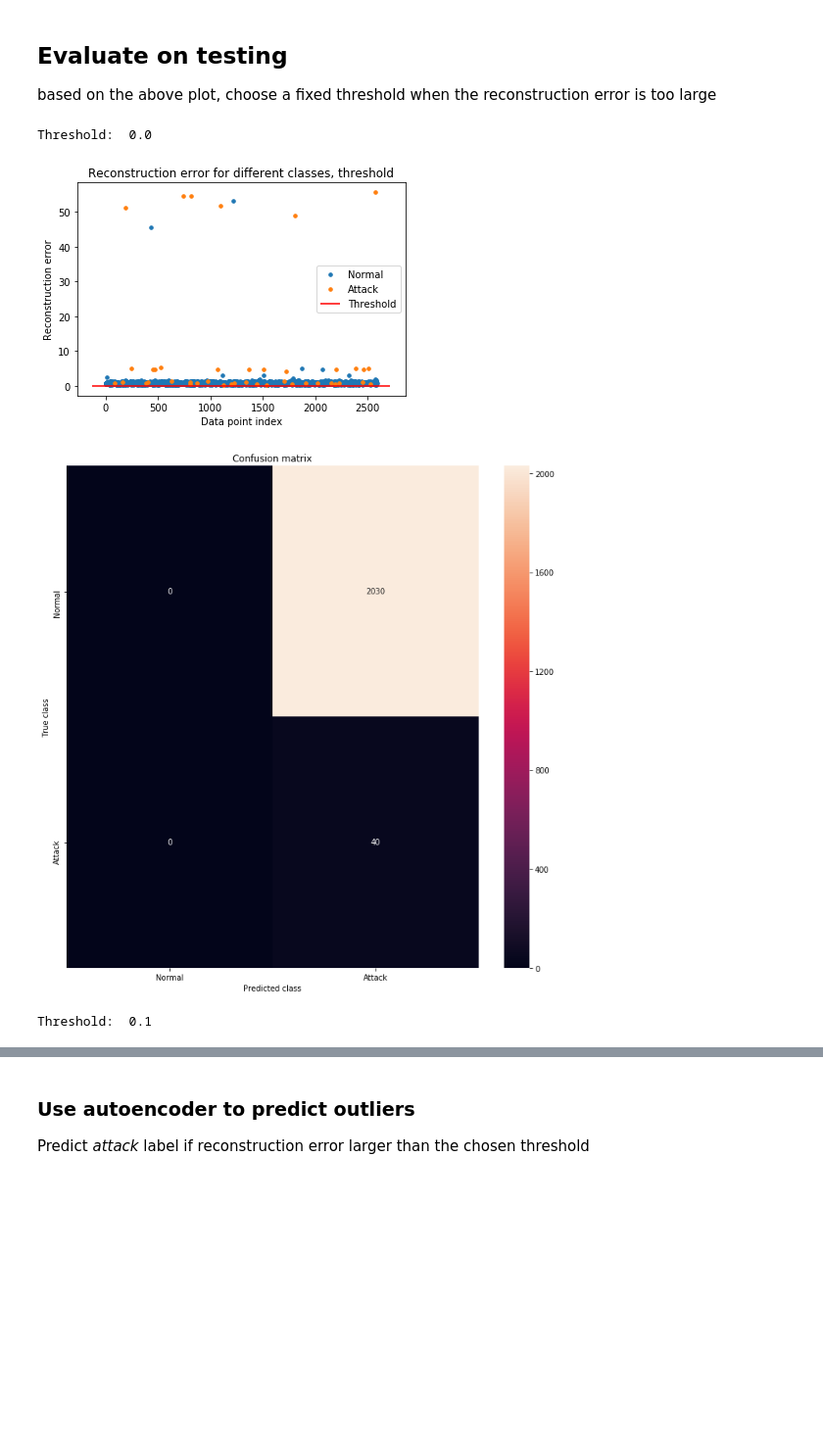
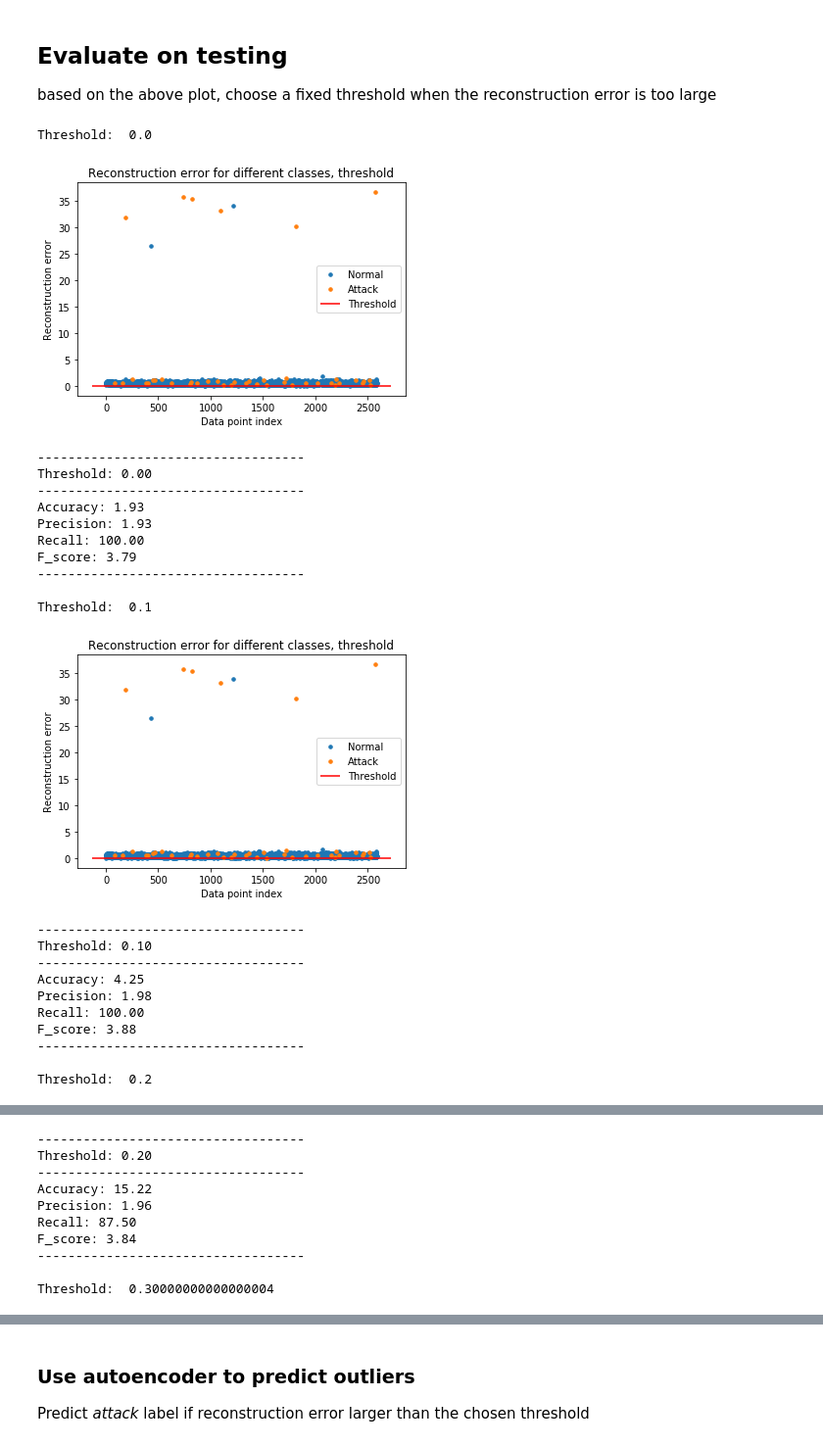
Before and after one commit to LRNavin/cyberdata_analytics, a Jupyter notebook: assign2_anamoly_detection/AE for AD.ipynb, the cells around one changed output, grey strips where cells are left out. Shown at 98% size. Cells and saved outputs as stored; diff of their text form; code cells hidden in the pictures; blank space fills up the shorter version.

```diff
--- a/assign2_anamoly_detection/AE for AD.ipynb
+++ b/assign2_anamoly_detection/AE for AD.ipynb
@@ -100,11 +111,11 @@ df_test_x_rescaled = scaler.transform(df_test.drop(['ATT_FLAG'], axis = 1))
 ## Set up a neural network with relu-encoder
 # %%
 nb_epoch = 500
-batch_size = 300
+batch_size = 24
 input_dim = df_train_0_x_rescaled.shape[1] #num of predictor variables,
-encoding_dim = 18
+encoding_dim = 28
 hidden_dim = int(encoding_dim / 2)
-learning_rate = 5e-3
+learning_rate = 1e-3
 
 input_layer = Input(shape=(input_dim, ))
 encoder = Dense(encoding_dim, activation="tanh", activity_regularizer=regularizers.l1(learning_rate))(input_layer)
@@ -195,44 +206,86 @@ plt.show()
 
 based on the above plot, choose a fixed threshold when the reconstruction error is too large
 # %%
+acc = 0
+f_sc = 0
+best_threshold_fixed = 0
 for threshold_fixed in np.arange(0.0, 3.0, 0.1):
 
 #threshold_fixed = 3.0
-
 
     test_x_predictions = autoencoder.predict(df_test_x_rescaled)
     mse = np.mean(np.power(df_test_x_rescaled - test_x_predictions, 2), axis=1)
     error_df_test = pd.DataFrame({'Reconstruction_error': mse,
                             'True_class': df_test['ATT_FLAG']})
     error_df_test = error_df_test.reset_index()
 
     groups = error_df_test.groupby('True_class')
 
     fig, ax = plt.subplots()
 
     for name, group in groups:
         ax.plot(group.index, group.Reconstruction_error, marker='o', ms=3.5, linestyle='',
                 label= "Attack" if name == 1 else "Normal")
     ax.hlines(threshold_fixed, ax.get_xlim()[0], ax.get_xlim()[1], colors="r", zorder=100, label='Threshold')
     ax.legend()
     print('Threshold: ', threshold_fixed)
     plt.title("Reconstruction error for different classes, threshold")
     plt.ylabel("Reconstruction error")
     plt.xlabel("Data point index")
     plt.show();
 
     pred_y = [1 if e > threshold_fixed else 0 for e in error_df.Reconstruction_error.values]
 
     conf_matrix = confusion_matrix(error_df.True_class, pred_y)
 
+    tn, fp, fn, tp = confusion_matrix(error_df.True_class, pred_y).ravel()
+    Accuracy=(tp+tn)/(tp+tn+fp+fn)*100
+    Precision=tp / (tp + fp)*100
+    Recall = tp / (tp + fn)*100
+    F_score = 2*tp /(2*tp + fp + fn)*100
+    print("\n-----------------------------------")
+    print("Threshold:","%.2f" % threshold_fixed)
+    print("-----------------------------------")
+    print("Accuracy:","%.2f" % Accuracy)
+    print("Precision:","%.2f" % Precision)
+    print("Recall:", "%.2f" %Recall)
+    print("F_score:","%.2f" % F_score)
+    print("-----------------------------------\n")
+
+
+    if F_score > f_sc:
+        best_conf_matrix = conf_matrix
+        acc = Accuracy
+        F_score = f_sc
+        best_threshold_fixed = threshold_fixed
+
     plt.figure(figsize=(12, 12))
-    sns.heatmap(conf_matrix, xticklabels=LABELS, yticklabels=LABELS, annot=True, fmt="d");
+    sns.heatmap(best_conf_matrix, xticklabels=LABELS, yticklabels=LABELS, annot=True, fmt="d");
     plt.title("Confusion matrix")
     plt.ylabel('True class')
     plt.xlabel('Predicted class')
     plt.show()
 # %% [output]
 Threshold:  0.0
-[figure, old version]
+[figure, new version]
+-----------------------------------
+Threshold: 0.00
+-----------------------------------
+Accuracy: 1.93
+Precision: 1.93
+Recall: 100.00
+F_score: 3.79
+-----------------------------------
+
+Threshold:  0.1
-[figure, old version]
+[figure, new version]
-Threshold:  0.1
+-----------------------------------
+Threshold: 0.10
+-----------------------------------
+Accuracy: 4.25
+Precision: 1.98
+Recall: 100.00
+F_score: 3.88
+-----------------------------------
+
+Threshold:  0.2
@@ -239,0 +293,10 @@ Threshold:  0.1
+-----------------------------------
+Threshold: 0.20
+-----------------------------------
+Accuracy: 15.22
+Precision: 1.96
+Recall: 87.50
+F_score: 3.84
+-----------------------------------
+
+Threshold:  0.30000000000000004
```
Also changed, not shown: parts of 7 cells of this notebook, 10 other files.
